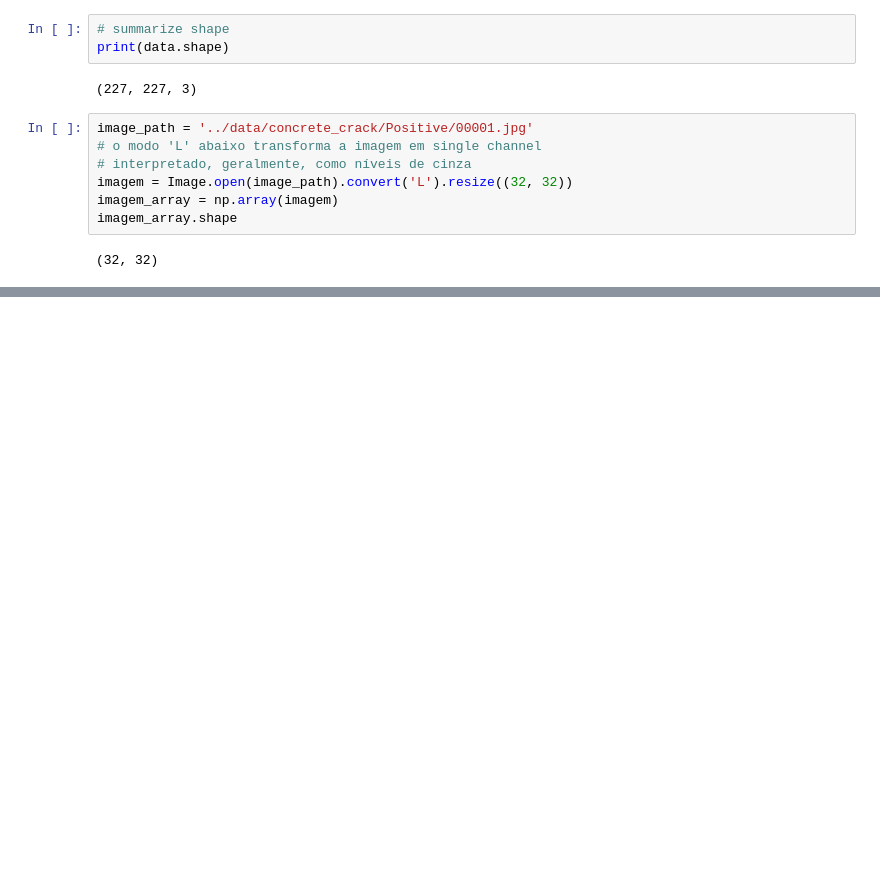
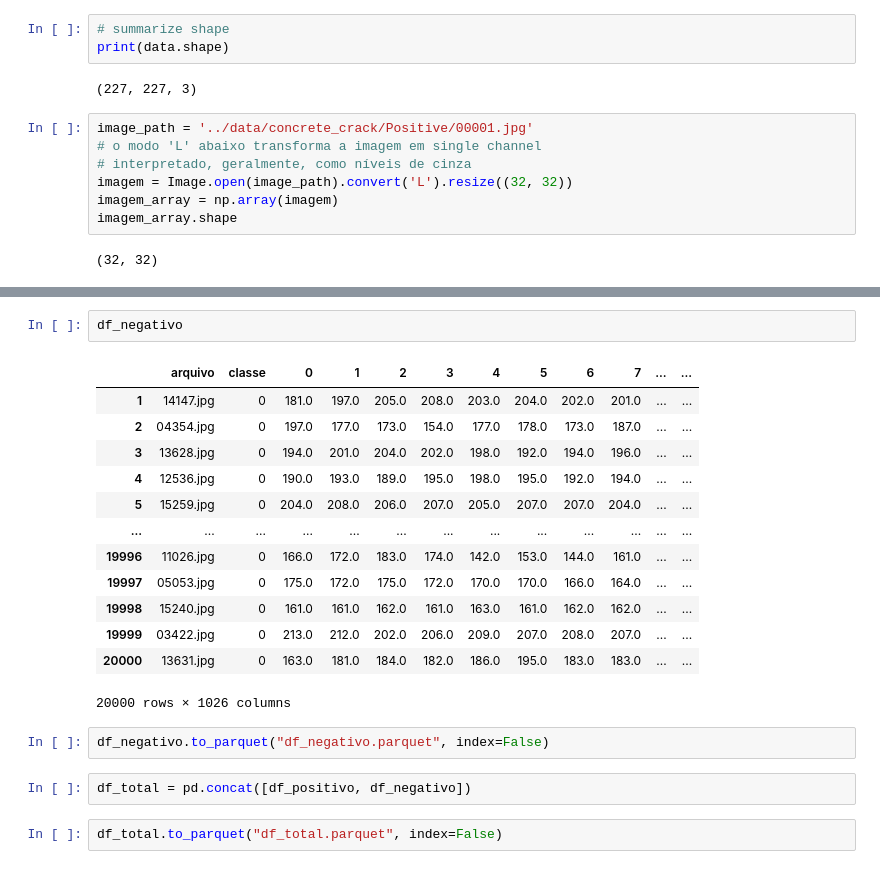
Before and after one commit to diascarolina/fundamentos-analise-dados, a Jupyter notebook: trabalho02_classificacao/trabalho02_concrete_crack.ipynb, the cells around one changed output, grey strips where cells are left out. Drawn from its saved outputs; the diff is of its cells as text; blank space fills up the shorter version.

```diff
--- a/trabalho02_classificacao/trabalho02_concrete_crack.ipynb
+++ b/trabalho02_classificacao/trabalho02_concrete_crack.ipynb
@@ -39,0 +170,22 @@ splitfolders.ratio("../data/concrete_crack/",
+# %%
+df_negativo
+# %% [output]
+|  | arquivo | classe | 0 | 1 | 2 | 3 | 4 | 5 | 6 | 7 | ... | ... |
+| 1 | 14147.jpg | 0 | 181.0 | 197.0 | 205.0 | 208.0 | 203.0 | 204.0 | 202.0 | 201.0 | ... | ... |
+| 2 | 04354.jpg | 0 | 197.0 | 177.0 | 173.0 | 154.0 | 177.0 | 178.0 | 173.0 | 187.0 | ... | ... |
+| 3 | 13628.jpg | 0 | 194.0 | 201.0 | 204.0 | 202.0 | 198.0 | 192.0 | 194.0 | 196.0 | ... | ... |
+| 4 | 12536.jpg | 0 | 190.0 | 193.0 | 189.0 | 195.0 | 198.0 | 195.0 | 192.0 | 194.0 | ... | ... |
+| 5 | 15259.jpg | 0 | 204.0 | 208.0 | 206.0 | 207.0 | 205.0 | 207.0 | 207.0 | 204.0 | ... | ... |
+| ... | ... | ... | ... | ... | ... | ... | ... | ... | ... | ... | ... | ... |
+| 19996 | 11026.jpg | 0 | 166.0 | 172.0 | 183.0 | 174.0 | 142.0 | 153.0 | 144.0 | 161.0 | ... | ... |
+| 19997 | 05053.jpg | 0 | 175.0 | 172.0 | 175.0 | 172.0 | 170.0 | 170.0 | 166.0 | 164.0 | ... | ... |
+| 19998 | 15240.jpg | 0 | 161.0 | 161.0 | 162.0 | 161.0 | 163.0 | 161.0 | 162.0 | 162.0 | ... | ... |
+| 19999 | 03422.jpg | 0 | 213.0 | 212.0 | 202.0 | 206.0 | 209.0 | 207.0 | 208.0 | 207.0 | ... | ... |
+| 20000 | 13631.jpg | 0 | 163.0 | 181.0 | 184.0 | 182.0 | 186.0 | 195.0 | 183.0 | 183.0 | ... | ... |
+20000 rows × 1026 columns
+# %%
+df_negativo.to_parquet("df_negativo.parquet", index=False)
+# %%
+df_total = pd.concat([df_positivo, df_negativo])
+# %%
+df_total.to_parquet("df_total.parquet", index=False)
```
Also changed, not shown: parts of 21 cells of this notebook.
